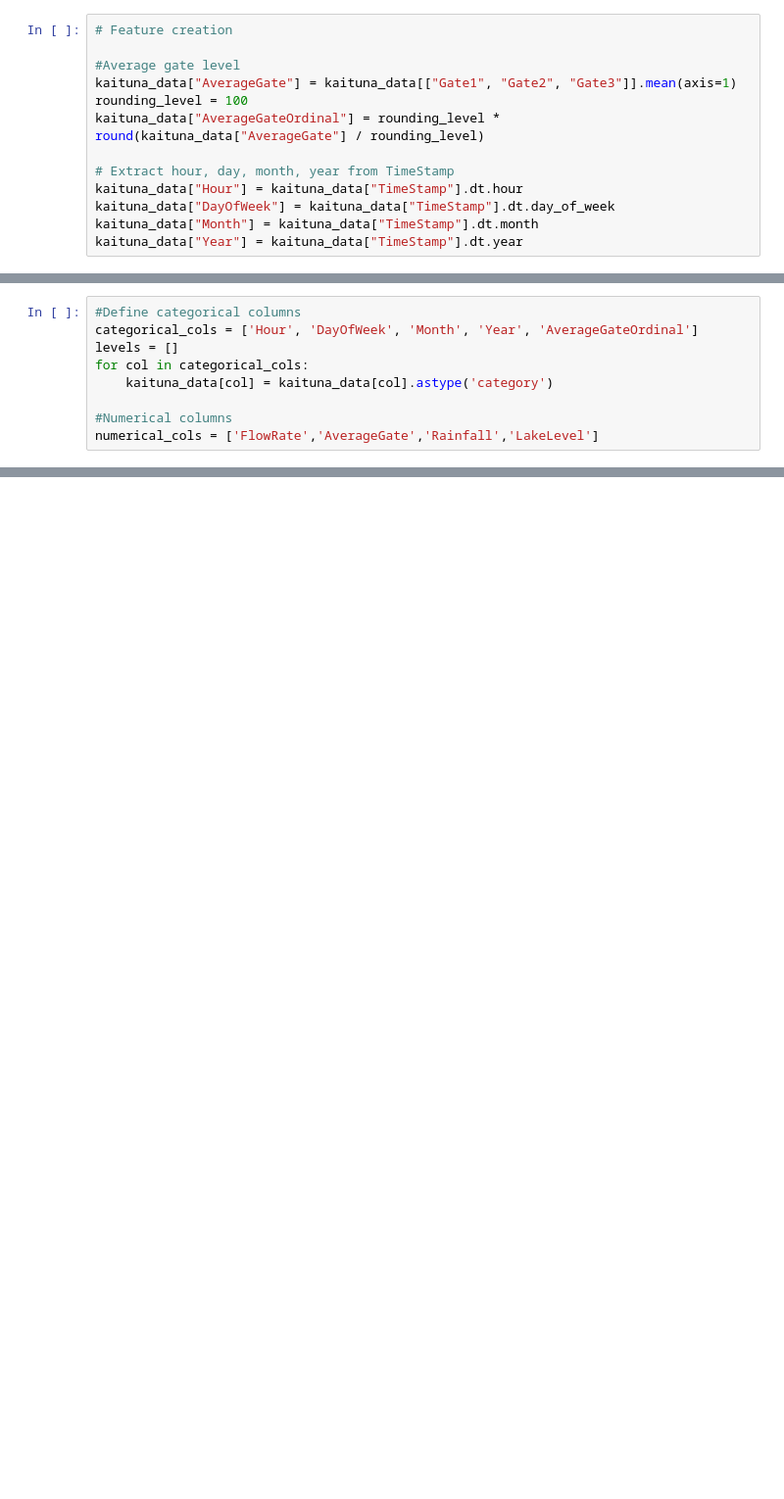
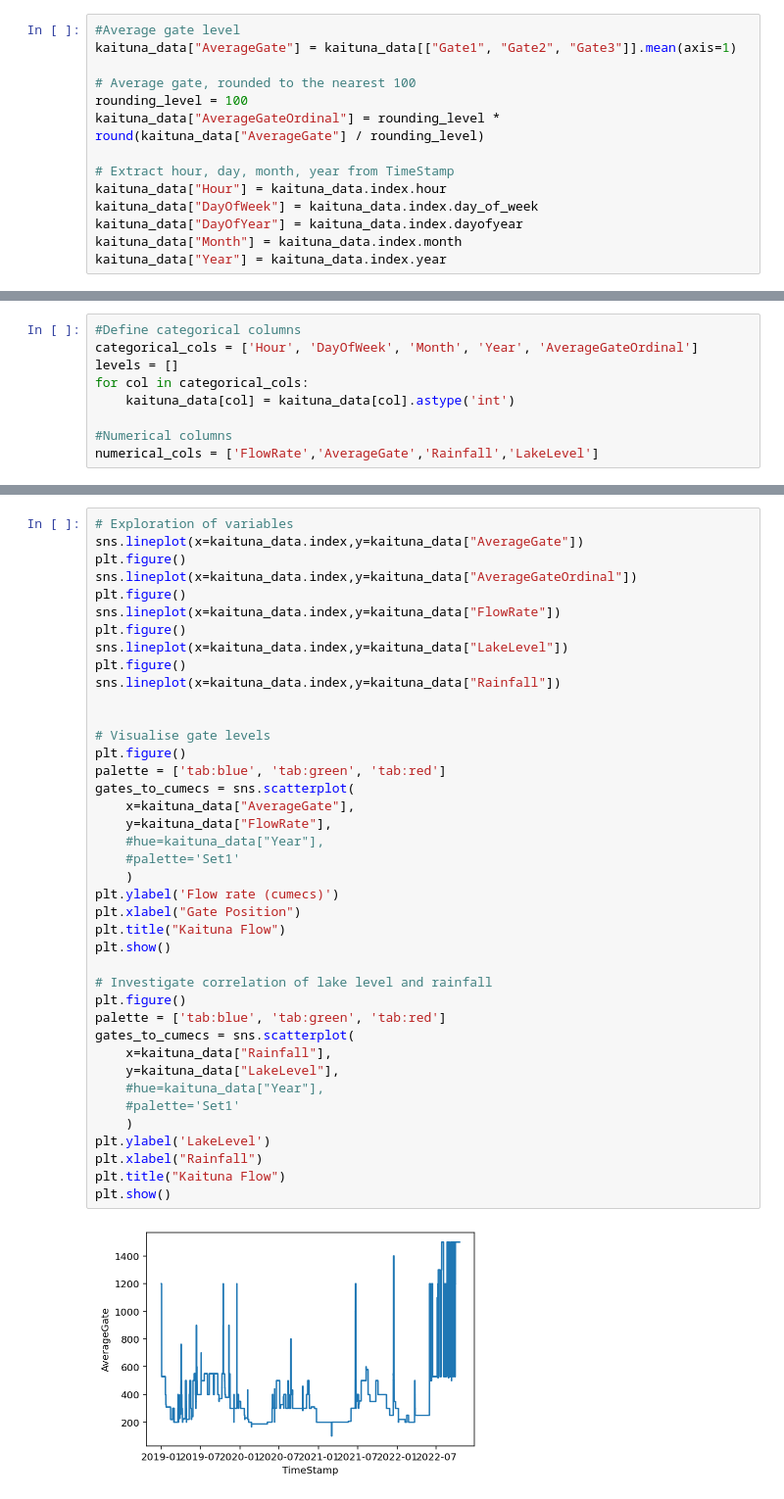
Before and after one commit to chrisgjarrett/kaituna-model, a Jupyter notebook: kaituna-flow-predictions-gate-level-classification.ipynb, the cells around one changed output, grey strips where cells are left out. Shown at 98% size. Saved outputs shown, nothing was run; the diff lists cells and outputs as text; blank space fills up the shorter version.

Commit message:
Kaggle Notebook | Kaituna Flow Predictions Flowrate Classification | Version 9

```diff
--- a/kaituna-flow-predictions-gate-level-classification.ipynb
+++ b/kaituna-flow-predictions-gate-level-classification.ipynb
@@ -74,13 +275,14 @@ kaituna_data["TimeStamp"] = pd.to_datetime(kaituna_data['TimeStamp'])
 # %%
-# Feature creation
-
 #Average gate level
 kaituna_data["AverageGate"] = kaituna_data[["Gate1", "Gate2", "Gate3"]].mean(axis=1)
+
+# Average gate, rounded to the nearest 100
 rounding_level = 100
 kaituna_data["AverageGateOrdinal"] = rounding_level * round(kaituna_data["AverageGate"] / rounding_level)
 
 # Extract hour, day, month, year from TimeStamp
-kaituna_data["Hour"] = kaituna_data["TimeStamp"].dt.hour
-kaituna_data["DayOfWeek"] = kaituna_data["TimeStamp"].dt.day_of_week
-kaituna_data["Month"] = kaituna_data["TimeStamp"].dt.month
-kaituna_data["Year"] = kaituna_data["TimeStamp"].dt.year
+kaituna_data["Hour"] = kaituna_data.index.hour
+kaituna_data["DayOfWeek"] = kaituna_data.index.day_of_week
+kaituna_data["DayOfYear"] = kaituna_data.index.dayofyear
+kaituna_data["Month"] = kaituna_data.index.month
+kaituna_data["Year"] = kaituna_data.index.year
@@ -101,7 +291,7 @@ sns.lineplot(x=kaituna_data["TimeStamp"],y=kaituna_data["LakeLevel"])
 categorical_cols = ['Hour', 'DayOfWeek', 'Month', 'Year', 'AverageGateOrdinal']
 levels = []
 for col in categorical_cols:
-    kaituna_data[col] = kaituna_data[col].astype('category')
+    kaituna_data[col] = kaituna_data[col].astype('int')
 
 #Numerical columns
 numerical_cols = ['FlowRate','AverageGate','Rainfall','LakeLevel']
@@ -107,0 +301,42 @@ numerical_cols = ['FlowRate','AverageGate','Rainfall','LakeLevel']
+# %%
+# Exploration of variables
+sns.lineplot(x=kaituna_data.index,y=kaituna_data["AverageGate"])
+plt.figure()
+sns.lineplot(x=kaituna_data.index,y=kaituna_data["AverageGateOrdinal"])
+plt.figure()
+sns.lineplot(x=kaituna_data.index,y=kaituna_data["FlowRate"])
+plt.figure()
+sns.lineplot(x=kaituna_data.index,y=kaituna_data["LakeLevel"])
+plt.figure()
+sns.lineplot(x=kaituna_data.index,y=kaituna_data["Rainfall"])
+
+
+# Visualise gate levels
+plt.figure()
+palette = ['tab:blue', 'tab:green', 'tab:red']
+gates_to_cumecs = sns.scatterplot(
+    x=kaituna_data["AverageGate"],
+    y=kaituna_data["FlowRate"],
+    #hue=kaituna_data["Year"],
+    #palette='Set1'
+    )
+plt.ylabel('Flow rate (cumecs)')
+plt.xlabel("Gate Position")
+plt.title("Kaituna Flow")
+plt.show()
+
+# Investigate correlation of lake level and rainfall
+plt.figure()
+palette = ['tab:blue', 'tab:green', 'tab:red']
+gates_to_cumecs = sns.scatterplot(
+    x=kaituna_data["Rainfall"],
+    y=kaituna_data["LakeLevel"],
+    #hue=kaituna_data["Year"],
+    #palette='Set1'
+    )
+plt.ylabel('LakeLevel')
+plt.xlabel("Rainfall")
+plt.title("Kaituna Flow")
+plt.show()
+# %% [output]
+[figure, added]
```
Also changed, not shown: parts of 48 cells of this notebook.
